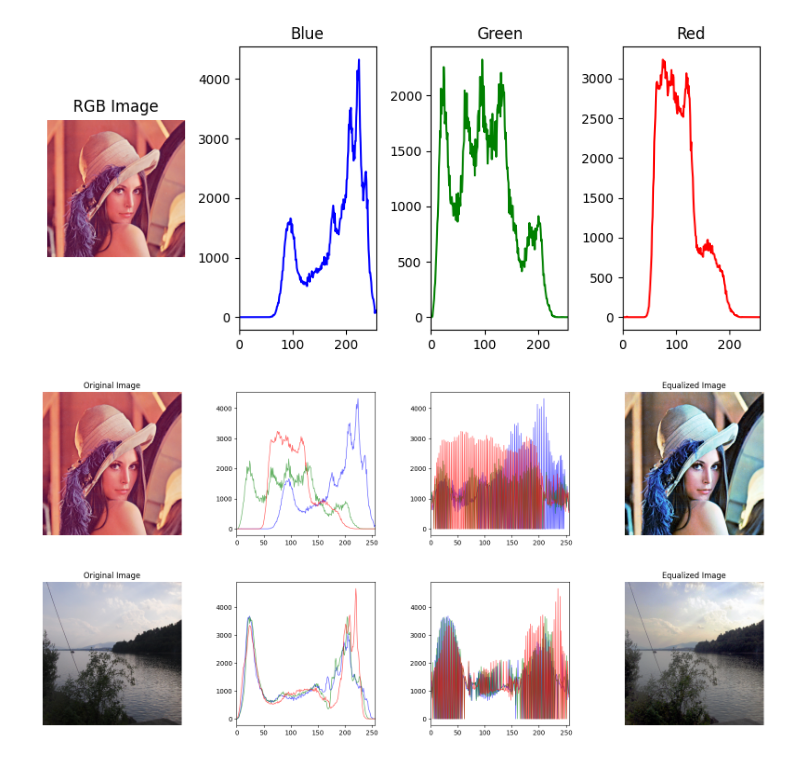
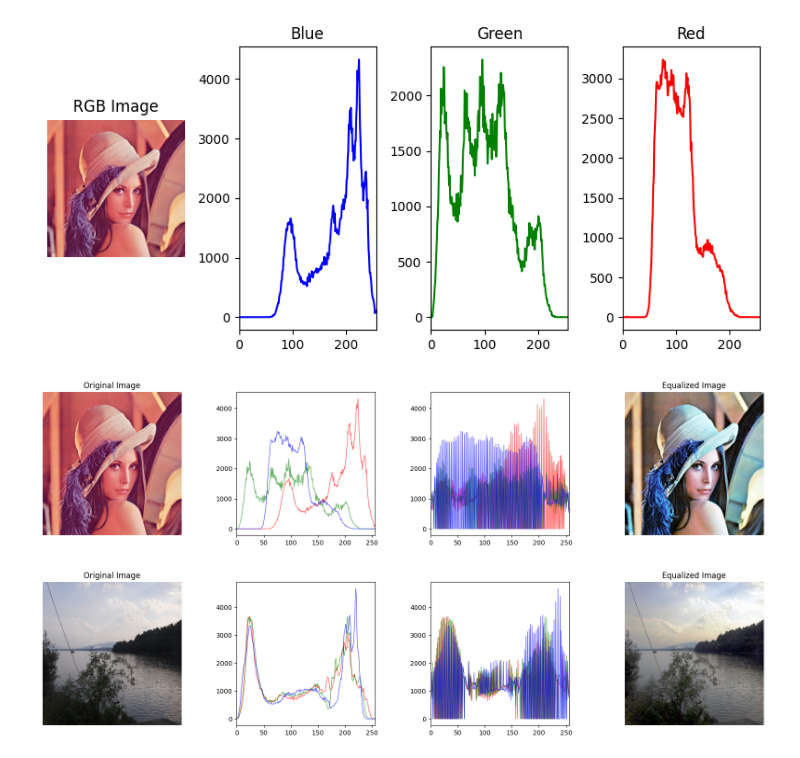
Before and after one commit to krudny/Image-processing, a Jupyter notebook: Lab3-histogram/03_histogram.ipynb, the cells around one changed output. Drawn from its saved outputs; the diff is of its cells as text; code cells hidden in the pictures.

```diff
--- a/Lab3-histogram/03_histogram.ipynb
+++ b/Lab3-histogram/03_histogram.ipynb
@@ -402,40 +402,40 @@ def equalize_histogram(img):
 
     equalized_img = cv2.merge([equalized_blue, equalized_green, equalized_red])
 
     return equalized_img
 
 def print_all(img):
     fig, ax = plt.subplots(1, 4, figsize=(20, 4))
     plt.subplots_adjust(wspace=0.4)
 
     ax[0].imshow(img, aspect='auto')
     ax[0].axis('off')
     ax[0].set_title('Original Image')
 
-    for i, color in enumerate(['blue', 'green', 'red']):
+    for i, color in enumerate(['red', 'green', 'blue']):
         histogram = cv2.calcHist([img], [i], None, [256], [0, 256])
         ax[1].plot(histogram, color=color, alpha=0.6, linewidth=1)
         ax[1].set_xlim([0, 256])
 
     equalized_img = equalize_histogram(img)
 
-    for i, color in enumerate(['blue', 'green', 'red']):
+    for i, color in enumerate(['red', 'green', 'blue']):
         histogram = cv2.calcHist([equalized_img], [i], None, [256], [0, 256])
         ax[2].plot(histogram, color=color, alpha=0.6, linewidth=1)
         ax[2].set_xlim([0, 256])
 
 
     ax[3].imshow(equalized_img, aspect='auto')
     ax[3].axis('off')
     ax[3].set_title('Equalized Image')
 
 print_all(lenaRGB)
 # %% [output]
-[figure, old version]
+[figure, new version]
 # %%
 jezioro_rgb = cv2.imread('jezioro.jpg')
 jezioro_rgb = cv2.cvtColor(jezioro_rgb, cv2.COLOR_BGR2RGB)
 
 print_all(jezioro_rgb)
 # %% [output]
-[figure, old version]
+[figure, new version]
```
Also changed, not shown: parts of 1 cell of this notebook.
